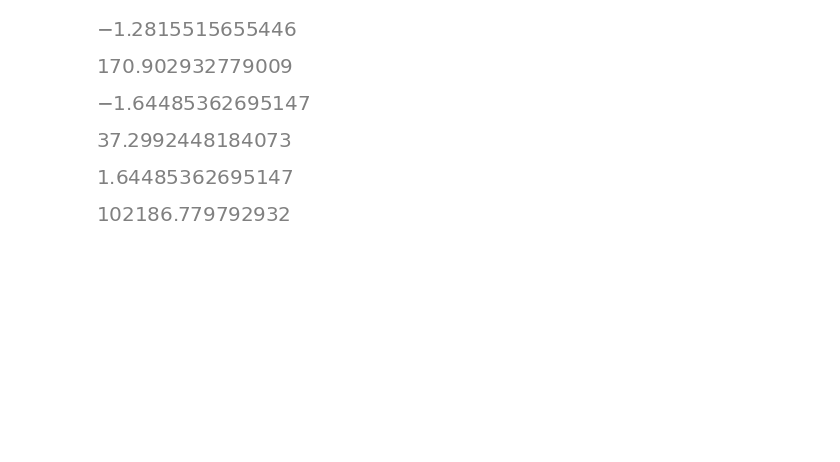
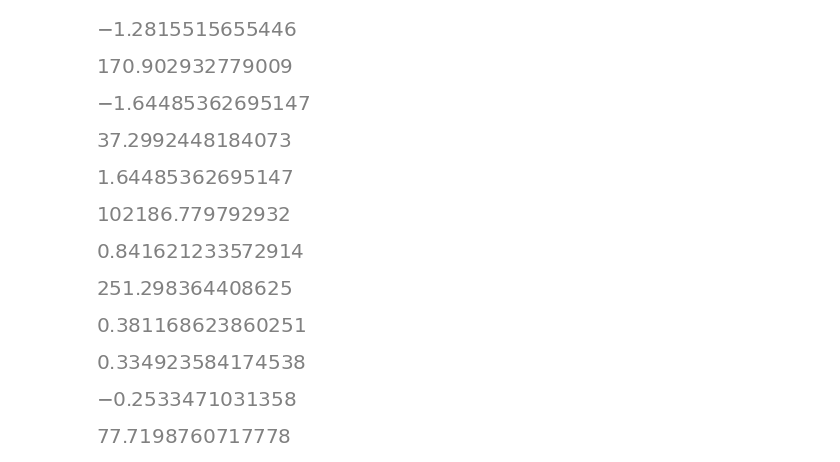
Before and after one commit to jet-c-21/MyMathLab, a Jupyter notebook: Statistics and probability/05. Normal Distribution.ipynb, the cells around one changed output. Cells and saved outputs as stored; diff of their text form; code cells hidden in the pictures; blank space fills up the shorter version.

Commit message:
meet scatter

```diff
--- a/Statistics and probability/05. Normal Distribution.ipynb
+++ b/Statistics and probability/05. Normal Distribution.ipynb
@@ -96,3 +96,47 @@ res
 # %% [output]
 [figure]
 [figure]
+# %%
+std_val = scipy.stats.norm.ppf(.8)
+std_val
+
+mean = 221
+std = 36
+res = mean + std * std_val
+res
+# %% [output]
+[figure, added]
+[figure, added]
+# %%
+h_score = 73
+l_score = 68
+mean = 70
+std = 5
+
+h_b = scipy.stats.norm.cdf(get_z_score(h_score, mean, std))
+l_b = scipy.stats.norm.cdf(get_z_score(l_score, mean, std))
+h_b - l_b
+# %% [output]
+[figure, added]
+# %%
+h_score = 180.3
+l_score = 170.5
+mean = 170.4
+std = 10
+
+h_b = scipy.stats.norm.cdf(get_z_score(h_score, mean, std))
+l_b = scipy.stats.norm.cdf(get_z_score(l_score, mean, std))
+h_b - l_b
+# %% [output]
+[figure, added]
+# %%
+std_val = scipy.stats.norm.ppf(.4)
+std_val
+
+mean = 80
+std = 9
+res = mean + std * std_val
+res
+# %% [output]
+[figure, added]
+[figure, added]
```
Also changed, not shown: parts of 1 cell of this notebook, 1 other file.
